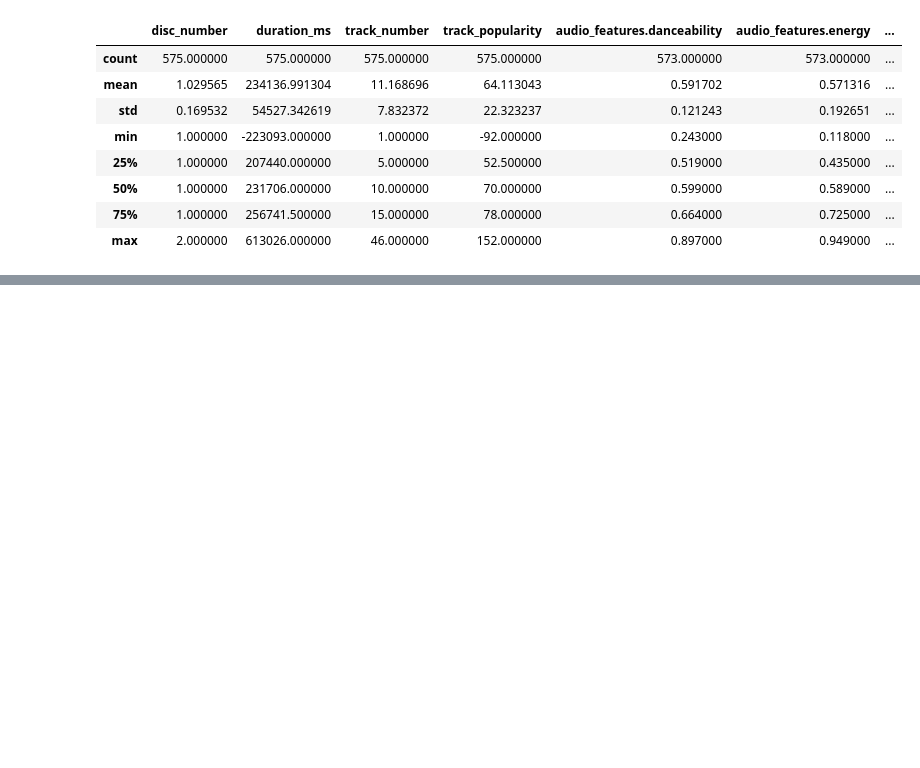
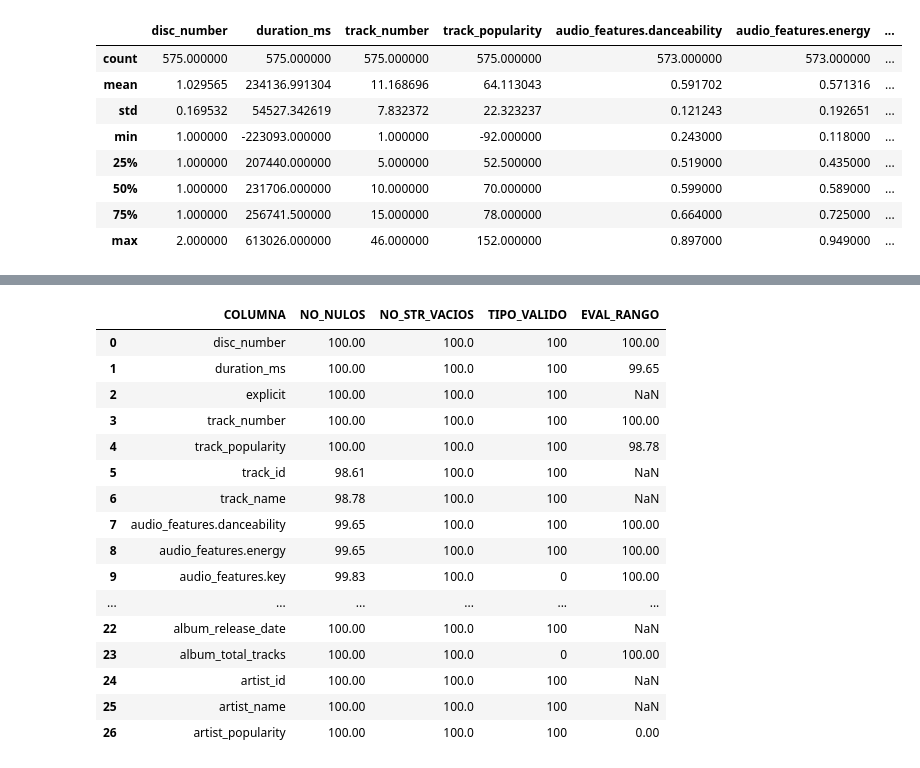
Before and after one commit to Slindex/asdfsa, a Jupyter notebook: EDA.ipynb, the cells around one changed output, grey strips where cells are left out. Cells and saved outputs as stored; diff of their text form; code cells hidden in the pictures; blank space fills up the shorter version.

```diff
--- a/EDA.ipynb
+++ b/EDA.ipynb
@@ -180,0 +629,22 @@ ut.multiHist('data_histograms', df)
+# %%
+resumen.drop(columns='FUERA_DE_RANGO', inplace=True)
+# %%
+resumen
+# %% [output]
+|  | COLUMNA | NO_NULOS | NO_STR_VACIOS | TIPO_VALIDO | EVAL_RANGO |
+| 0 | disc_number | 100.00 | 100.0 | 100 | 100.00 |
+| 1 | duration_ms | 100.00 | 100.0 | 100 | 99.65 |
+| 2 | explicit | 100.00 | 100.0 | 100 | NaN |
+| 3 | track_number | 100.00 | 100.0 | 100 | 100.00 |
+| 4 | track_popularity | 100.00 | 100.0 | 100 | 98.78 |
+| 5 | track_id | 98.61 | 100.0 | 100 | NaN |
+| 6 | track_name | 98.78 | 100.0 | 100 | NaN |
+| 7 | audio_features.danceability | 99.65 | 100.0 | 100 | 100.00 |
+| 8 | audio_features.energy | 99.65 | 100.0 | 100 | 100.00 |
+| 9 | audio_features.key | 99.83 | 100.0 | 0 | 100.00 |
+| ... | ... | ... | ... | ... | ... |
+| 22 | album_release_date | 100.00 | 100.0 | 100 | NaN |
+| 23 | album_total_tracks | 100.00 | 100.0 | 0 | 100.00 |
+| 24 | artist_id | 100.00 | 100.0 | 100 | NaN |
+| 25 | artist_name | 100.00 | 100.0 | 100 | NaN |
+| 26 | artist_popularity | 100.00 | 100.0 | 100 | 0.00 |
```
Also changed, not shown: parts of 60 cells of this notebook.
